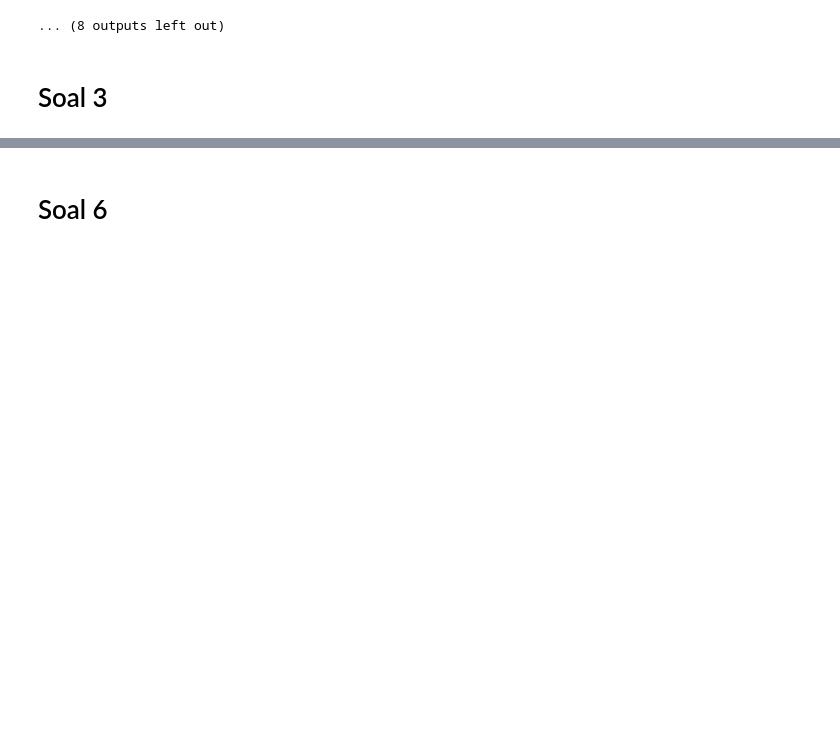
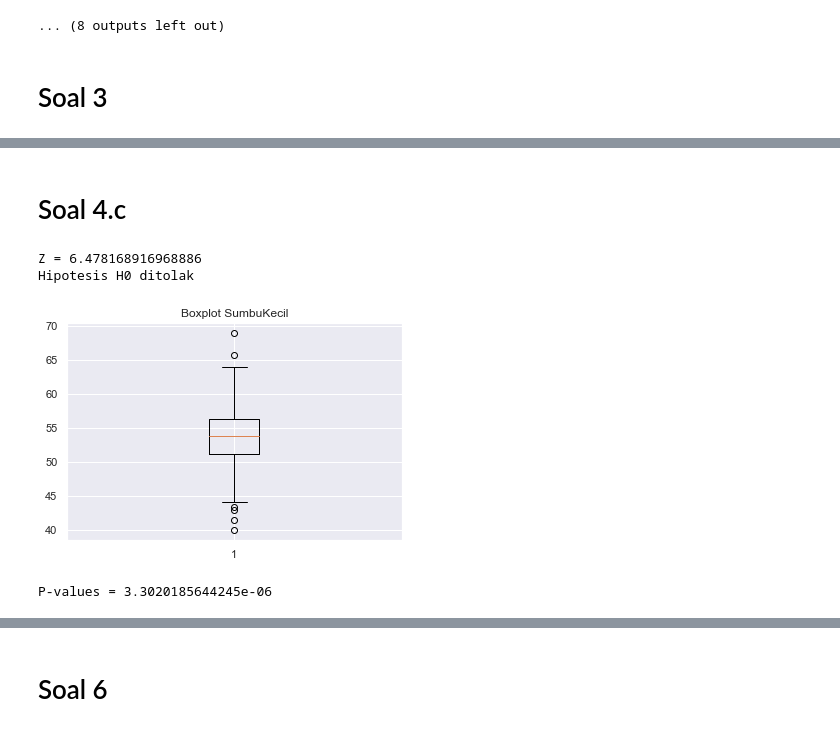
Before and after one commit to karlsenab7/Tubes_Probstat, a Jupyter notebook: src/main.ipynb, the cells around one changed output, grey strips where cells are left out. Saved outputs shown, nothing was run; the diff lists cells and outputs as text; code cells hidden in the pictures; blank space fills up the shorter version.

```diff
--- a/src/main.ipynb
+++ b/src/main.ipynb
@@ -125,0 +184,31 @@ for att in attribute:
+# %% [markdown]
+# Soal 4.c
+# %%
+u = 50
+z_alpha = 1.729
+dataSK = data.head(20)
+avg = dataSK["SumbuKecil"].mean()
+std = dataSK["SumbuKecil"].std()
+n = len(dataSK.index)
+z = (avg - u) / (std/(n**(1/2)))
+print("Z = " + str(z))
+
+if(z > z_alpha):
+    print("Hipotesis H0 ditolak")
+else:
+    print("Hipotesis H0 diterima")
+
+
+plt.figure()
+plt.boxplot(data["SumbuKecil"])
+plt.title("Boxplot SumbuKecil")
+plt.show()
+
+# pval = norm.sf(abs(z))
+pval = ttest_1samp(dataSK["SumbuKecil"], 50)
+print("P-values = " + str(pval.pvalue))
+# %% [output]
+Z = 6.478168916968886
+Hipotesis H0 ditolak
+[figure, added]
+P-values = 3.3020185644245e-06
```
Also changed, not shown: parts of 14 cells of this notebook.
